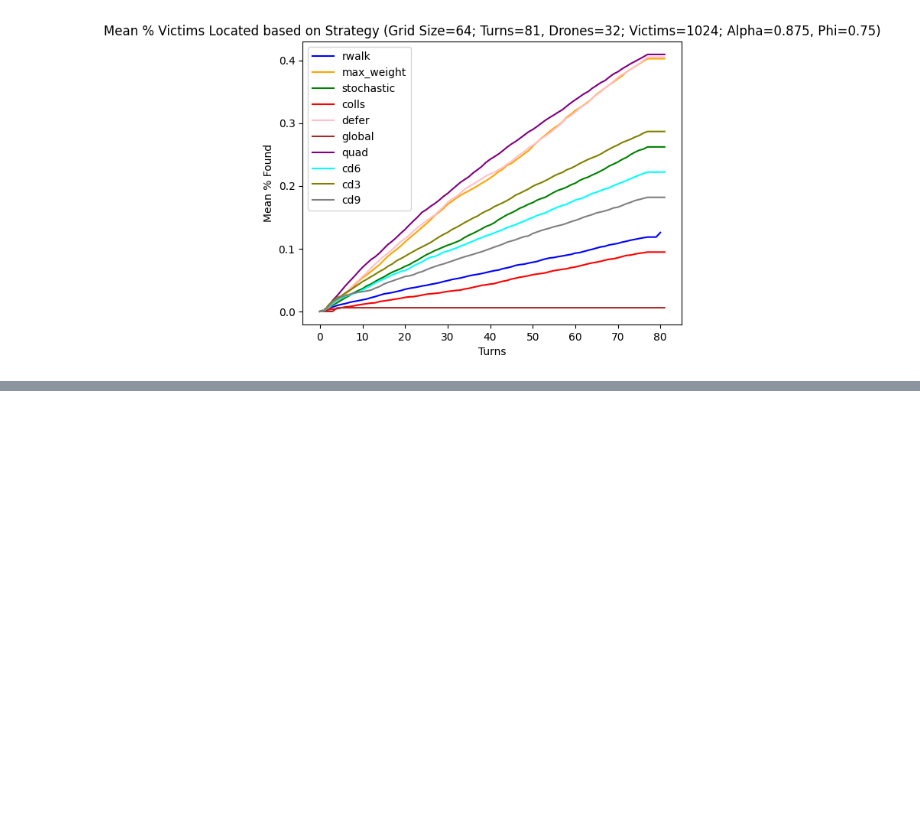
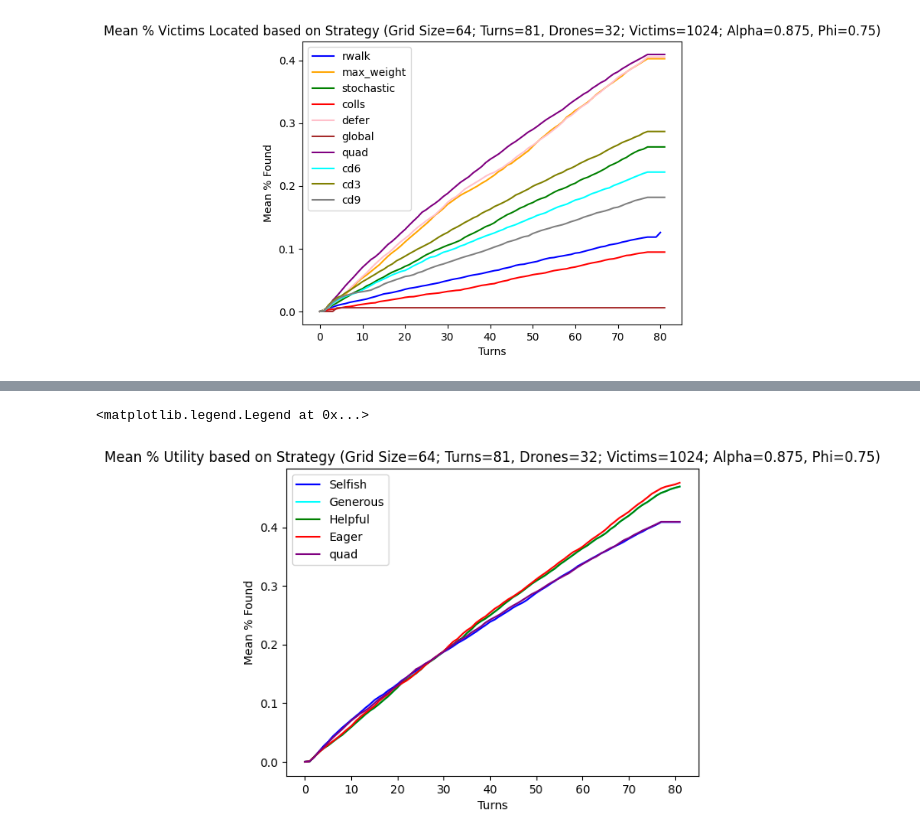
Before and after one commit to isr413/CASSim, a Jupyter notebook: client/notebooks/scenario_analysis-latest.ipynb, the cells around one changed output, grey strips where cells are left out. Saved outputs shown, nothing was run; the diff lists cells and outputs as text; code cells hidden in the pictures; blank space fills up the shorter version.

```diff
--- a/client/notebooks/scenario_analysis-latest.ipynb
+++ b/client/notebooks/scenario_analysis-latest.ipynb
@@ -135,0 +185,21 @@ plt.legend()
+# %%
+def utility(df, alpha, gamma):
+    victims = df.loc[df['Alpha'] == alpha].loc[df['Gamma'] == gamma]['Victims'] / VICTIMS
+    score = df.loc[df['Alpha'] == alpha].loc[df['Gamma'] == gamma]['Score'] / VICTIMS
+    return victims + score
+# %%
+x_axis = np.arange(82)
+
+plt.plot(x_axis, utility(report_selfish_64_32, 0.875, 0.75), label="Selfish", color=x_colors[0])
+plt.plot(x_axis, utility(report_generous_64_32, 0.875, 0.75), label="Generous", color=x_colors[7])
+plt.plot(x_axis, utility(report_helpful_64_32, 0.875, 0.75), label="Helpful", color=x_colors[2])
+plt.plot(x_axis, utility(report_eager_64_32, 0.875, 0.75), label="Eager", color=x_colors[3])
+plt.plot(x_axis, report_quad_64_32.loc[report_quad_64_32['Alpha'] == 0.875].loc[report_quad_64_32['Beta'] == 0.75]['Victims'] / VICTIMS, label=x_labels[6], color=x_colors[6])
+
+plt.title(f'Mean % Utility based on Strategy (Grid Size=64; Turns=81, Drones=32; Victims=1024; Alpha=0.875, Phi=0.75)')
+plt.xlabel('Turns')
+plt.ylabel('Mean % Found')
+plt.legend()
+# %% [output]
+<matplotlib.legend.Legend at 0x...>
+[figure, added]
```
Also changed, not shown: parts of 5 cells of this notebook.
